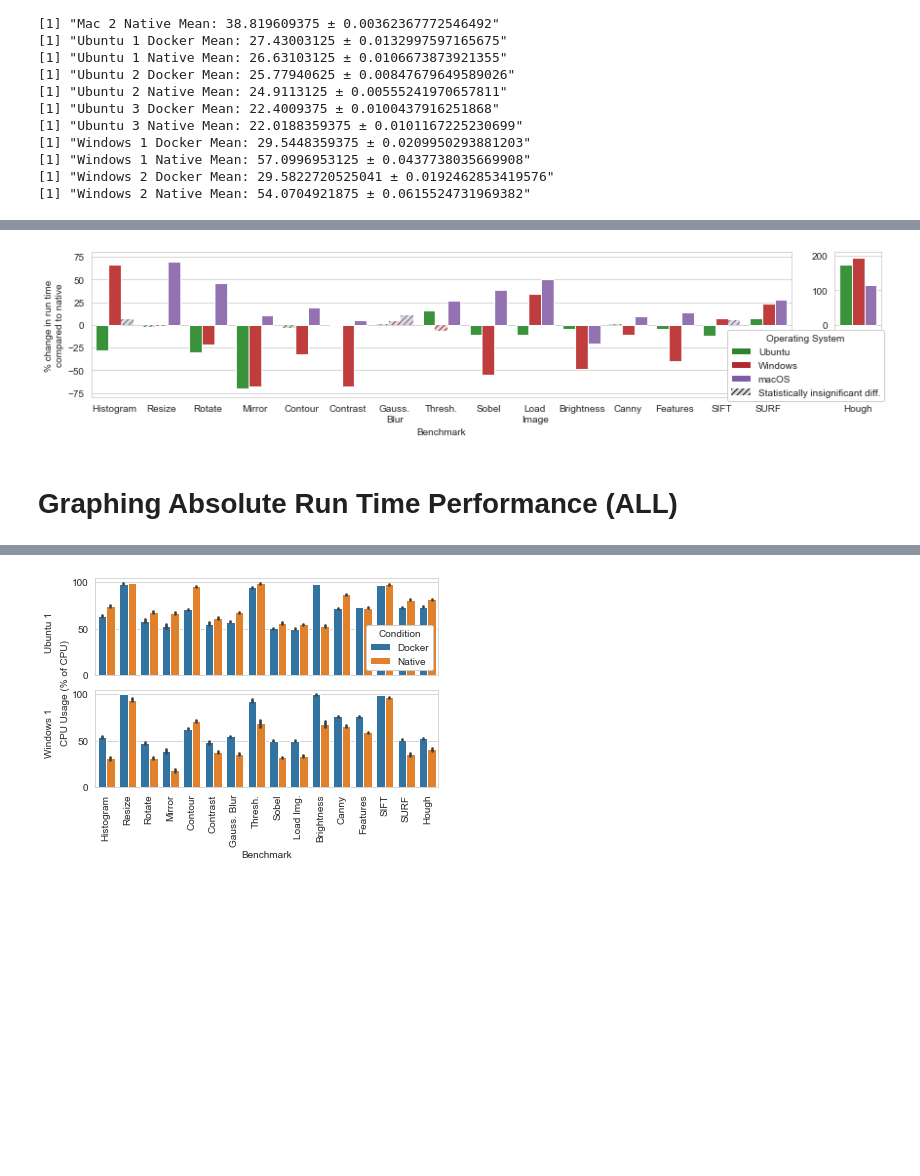
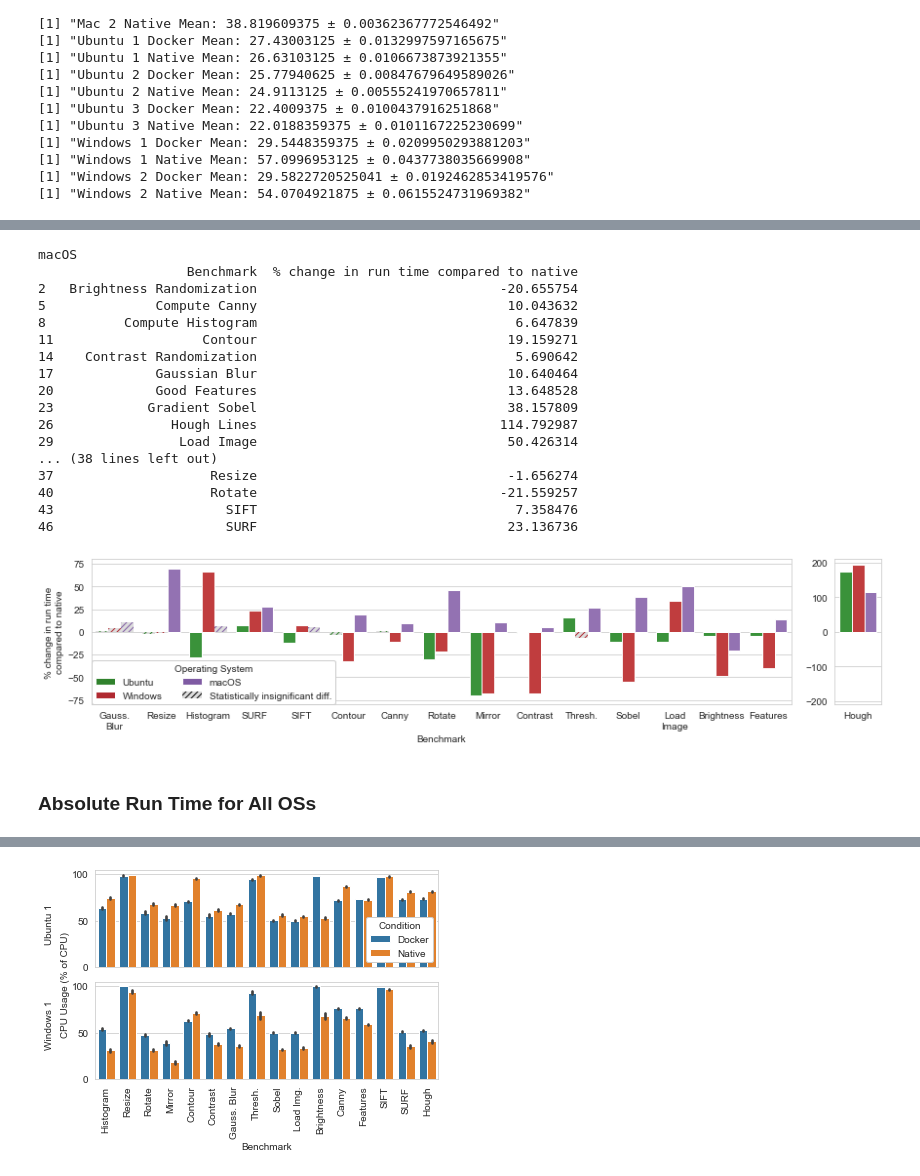
Before and after one commit to gzinck/docker-eval, a Jupyter notebook: data-analysis/docker_results.ipynb, the cells around one changed output, grey strips where cells are left out. Saved outputs shown, nothing was run; the diff lists cells and outputs as text; code cells hidden in the pictures; blank space fills up the shorter version.

```diff
--- a/data-analysis/docker_results.ipynb
+++ b/data-analysis/docker_results.ipynb
@@ -1115,6 +570,11 @@ perf_ratios = perf_ratios.reset_index(level=[1,2], drop=True).reset_index()
 # Turn the benchmark into a category so we can sort it
 perf_ratios['Benchmark'] = perf_ratios['Benchmark'].astype('category')
 
+for os in ['macOS', 'Ubuntu', 'Windows']:
+  print(os)
+  blah = perf_ratios[perf_ratios['Operating System'] == os]
+  print(blah[['Benchmark', '% change in run time compared to native']])
+
 # Ready for plotting
 fig = plt.figure(constrained_layout=True)
 fig.set_figwidth(12)
@@ -1123,20 +583,24 @@ widths=[15, 1]
 yMax = [80, 210]
 yMin = [-80, -210]
 gs = fig.add_gridspec(ncols=2, nrows=1, width_ratios=widths)
+
 benchSets = [
-  ['Compute Histogram', 'Resize', 'Rotate', 'Mirror', 'Contour', 'Contrast Randomization',
-   'Gaussian Blur', 'Mean Thresholding', 'Gradient Sobel',
-   'Load Image', 'Brightness Randomization', 'Compute Canny', 'Good Features',
-   'SIFT', 'SURF'],
+  ['Gaussian Blur', 'Resize', 'Compute Histogram', 'SURF',
+   'SIFT', 'Contour', 'Compute Canny',
+   'Rotate', 'Mirror', 'Contrast Randomization',
+   'Mean Thresholding', 'Gradient Sobel',
+   'Load Image', 'Brightness Randomization', 'Good Features'],
   ['Hough Lines']
 ]
 abbrs = [
-    ['Histogram', 'Resize', 'Rotate', 'Mirror', 'Contour', 'Contrast',
-    'Gauss.\nBlur',  'Thresh.', 'Sobel',
-    'Load\nImage', 'Brightness', 'Canny', 'Features',
-    'SIFT', 'SURF'],
+    ['Gauss.\nBlur', 'Resize', 'Histogram', 'SURF',
+     'SIFT', 'Contour', 'Canny',
+     'Rotate', 'Mirror', 'Contrast',
+     'Thresh.', 'Sobel',
+     'Load\nImage', 'Brightness', 'Features'],
     ['Hough']
 ]
+
 oss = ['Ubuntu', 'Windows', 'macOS']
 colors = ['#30822d', '#b02930', '#7f5ba3']
 
@@ -1156,6 +620,7 @@ for col, benches in enumerate(benchSets):
   b = sns.barplot(
       x='Benchmark', y='% change in run time compared to native',
       hue='Operating System', hue_order=oss,
+      order=benches,
       palette=["C2", "C3", "C4"],
       data=ratios_subset, ax=axes[col],
   )
@@ -1167,37 +632,54 @@ for col, benches in enumerate(benchSets):
     os = oss[i // len(benches)]
 
     # If the difference is insignificant, make the bar gray
     if significance[(significance['benchmark'] == curr_bench) & (significance['os'] == os)].iloc[0]['p'] > 0.05:
       bar.set(color='#DDD', linewidth=0, edgecolor=colors[i // len(benches)], hatch='////')
 
 #   axes[col].set_xticklabels([b.replace(" ", "\n") for b in benches], rotation=90, ma='right')
   axes[col].set_xticklabels(abbrs[col])
 
   # Set the y limit
   axes[col].set_ylim(ymax=yMax[col], ymin=yMin[col])
 
   # Only first subfig has axes
   if col != 0:
     axes[col].set_ylabel(None)
     axes[col].set_xlabel(None)
 
   # Remove the legends
   axes[col].get_legend().set_visible(False)
 
 legend_elements = []
 legend_labels = oss + ['Statistically insignificant diff.']
 for i, os in enumerate(oss):
   legend_elements += [patches.Patch(facecolor=colors[i])]
 legend_elements += [patches.Patch(facecolor='#DDD', hatch='////', edgecolor='#000', linewidth=0)]
 
 # fig.legend(legend_elements, legend_labels, framealpha=1, loc=(0.84, 0.36), title='Operating System')
-fig.legend(legend_elements, legend_labels, framealpha=1, loc=(0.81, 0.21), title='Operating System')
+axes[0].legend(legend_elements, legend_labels, framealpha=1, loc=(0,0), title='Operating System', ncol=2)
 
 plt.savefig('PercentRuntimeChangeDoubleCol.pdf')
 # %% [output]
+macOS
+                   Benchmark  % change in run time compared to native
+2   Brightness Randomization                               -20.655754
+5              Compute Canny                                10.043632
+8          Compute Histogram                                 6.647839
+11                   Contour                                19.159271
+14    Contrast Randomization                                 5.690642
+17             Gaussian Blur                                10.640464
+20             Good Features                                13.648528
+23            Gradient Sobel                                38.157809
+26               Hough Lines                               114.792987
+29                Load Image                                50.426314
+... (38 lines left out)
+37                    Resize                                -1.656274
+40                    Rotate                               -21.559257
+43                      SIFT                                 7.358476
+46                      SURF                                23.136736
-[figure, old version]
+[figure, new version]
 # %% [markdown]
-# Graphing Absolute Run Time Performance (ALL)
+### Absolute Run Time for All OSs
 # %%
 fig = plt.figure(constrained_layout=True)
 fig.set_figwidth(5.5)
```
Also changed, not shown: parts of 23 cells of this notebook.
